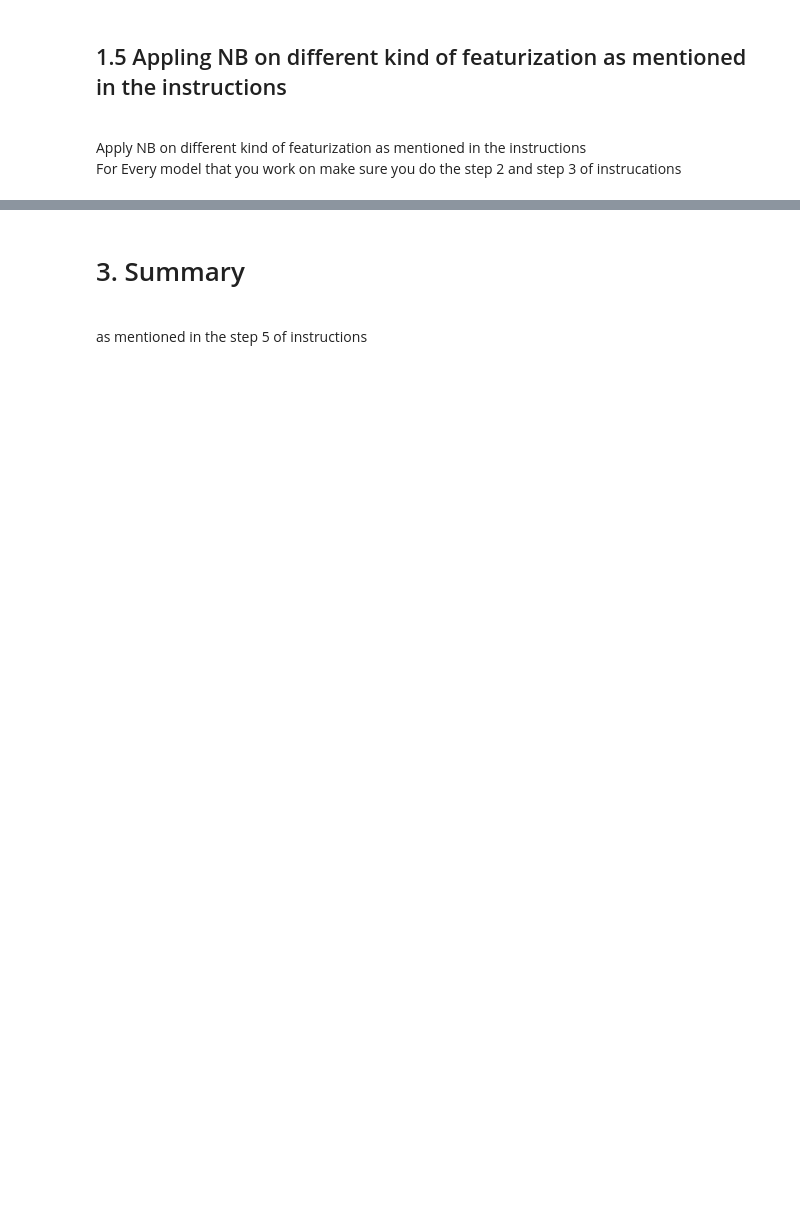
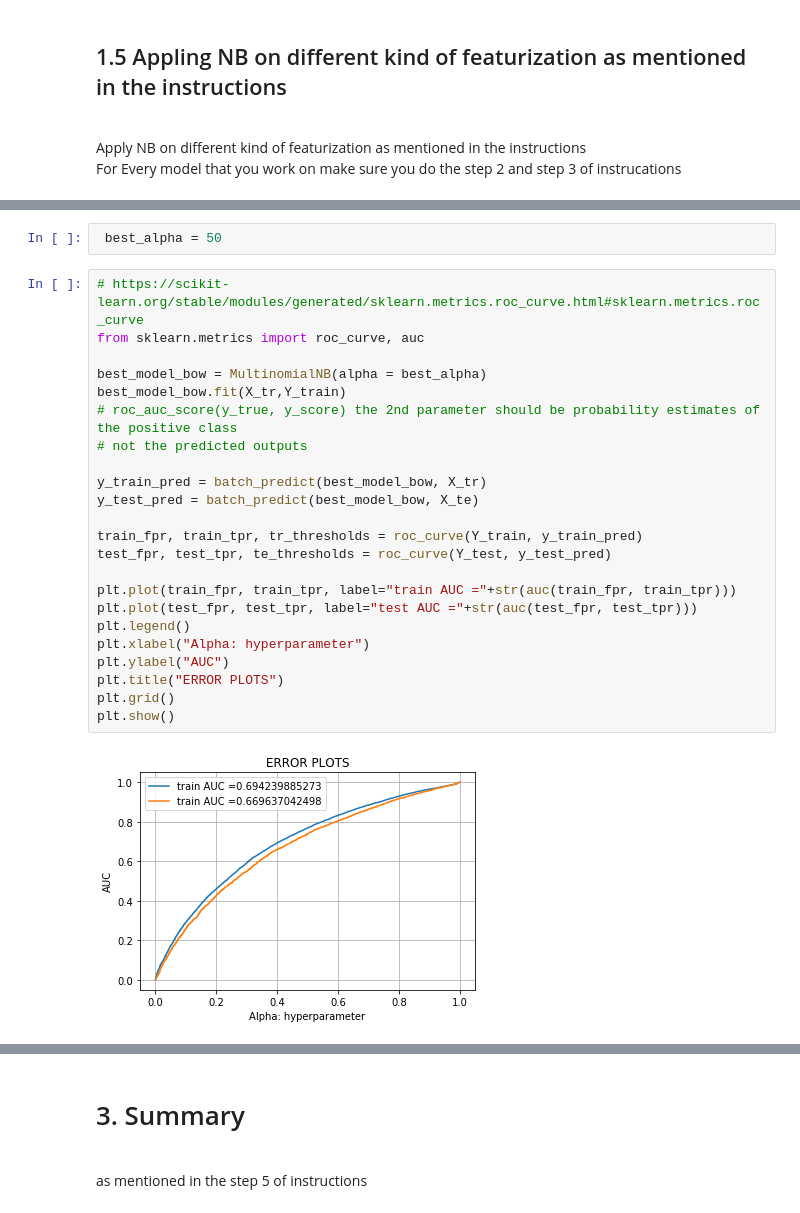
Before and after one commit to iamanik4/Python-Course-Assignment, a Jupyter notebook: 08. Apply Naive Bayes on Donors Choose dataset/6_Assignment_NB_Instructions.ipynb, the cells around one changed output, grey strips where cells are left out. Cells and saved outputs as stored; diff of their text form; blank space fills up the shorter version.

```diff
--- a/08. Apply Naive Bayes on Donors Choose dataset/6_Assignment_NB_Instructions.ipynb
+++ b/08. Apply Naive Bayes on Donors Choose dataset/6_Assignment_NB_Instructions.ipynb
@@ -195,0 +390,27 @@ print("="*100)
+# %%
+ best_alpha = 50
+# %%
+# https://scikit-learn.org/stable/modules/generated/sklearn.metrics.roc_curve.html#sklearn.metrics.roc_curve
+from sklearn.metrics import roc_curve, auc
+
+best_model_bow = MultinomialNB(alpha = best_alpha)
+best_model_bow.fit(X_tr,Y_train)
+# roc_auc_score(y_true, y_score) the 2nd parameter should be probability estimates of the positive class
+# not the predicted outputs
+
+y_train_pred = batch_predict(best_model_bow, X_tr)
+y_test_pred = batch_predict(best_model_bow, X_te)
+
+train_fpr, train_tpr, tr_thresholds = roc_curve(Y_train, y_train_pred)
+test_fpr, test_tpr, te_thresholds = roc_curve(Y_test, y_test_pred)
+
+plt.plot(train_fpr, train_tpr, label="train AUC ="+str(auc(train_fpr, train_tpr)))
+plt.plot(test_fpr, test_tpr, label="test AUC ="+str(auc(test_fpr, test_tpr)))
+plt.legend()
+plt.xlabel("Alpha: hyperparameter")
+plt.ylabel("AUC")
+plt.title("ERROR PLOTS")
+plt.grid()
+plt.show()
+# %% [output]
+[figure, added]
```
Also changed, not shown: parts of 31 cells of this notebook, 1 other file.
